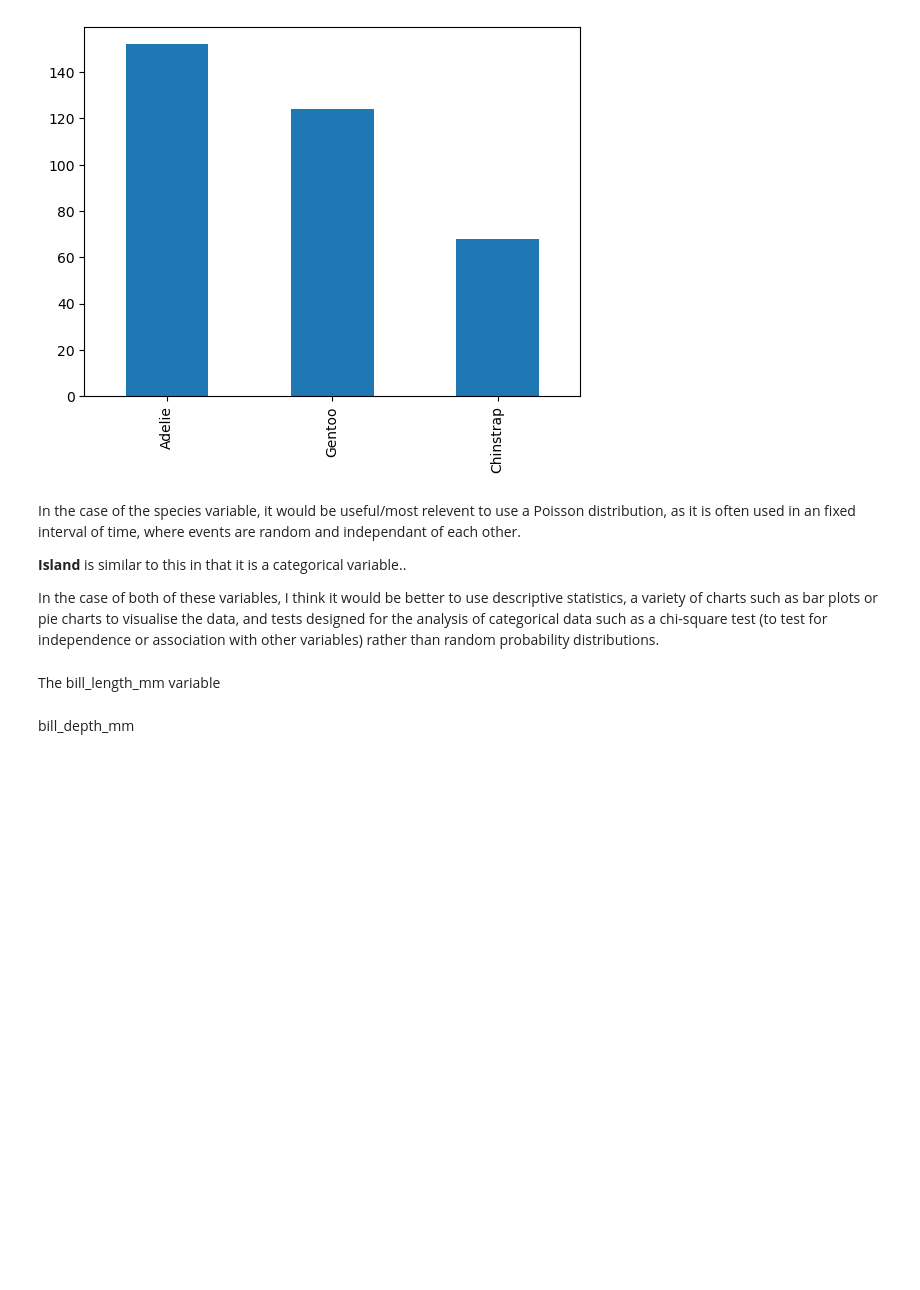
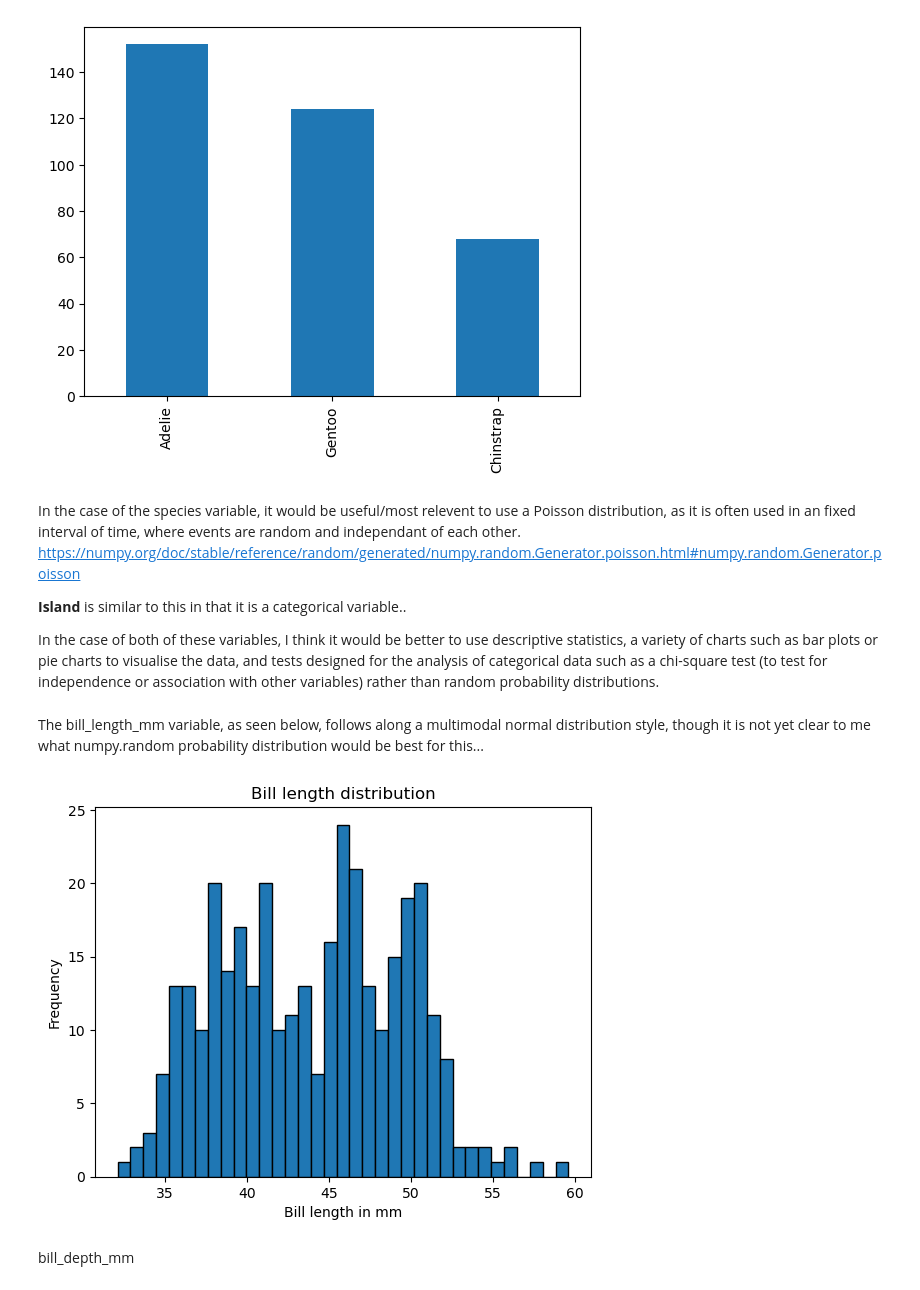
Before and after one commit to nexlanglxm/fundamentals-of-data-analysis, a Jupyter notebook: tasks.ipynb, the cells around one changed output. Drawn from its saved outputs; the diff is of its cells as text; code cells hidden in the pictures; blank space fills up the shorter version.

```diff
--- a/tasks.ipynb
+++ b/tasks.ipynb
@@ -116,6 +116,7 @@ peng['species'].value_counts().plot(kind='bar')
 [figure]
 # %% [markdown]
 In the case of the species variable, it would be useful/most relevent to use a Poisson distribution, as it is often used in an fixed interval of time, where events are random and independant of each other.
+https://numpy.org/doc/stable/reference/random/generated/numpy.random.Generator.poisson.html#numpy.random.Generator.poisson
 
 **Island** is similar to this in that it is a categorical variable..
 
@@ -125,4 +124,12 @@ In the case of both of these  variables, I think it would be better to use descr
-# %% [markdown]
-The bill_length_mm variable
+# %% [markdown]
+The bill_length_mm variable, as seen below, follows along a multimodal normal distribution style, though it is not yet clear to me what numpy.random probability distribution would be best for this...
+# %%
+plt.hist(peng['bill_length_mm'], bins = 35, edgecolor='black')
+plt.xlabel('Bill length in mm')
+plt.ylabel('Frequency')
+plt.title('Bill length distribution')
+plt.show()
+# %% [output]
+[figure, added]
 # %% [markdown]
 bill_depth_mm
```
Also changed, not shown: parts of 6 cells of this notebook.
